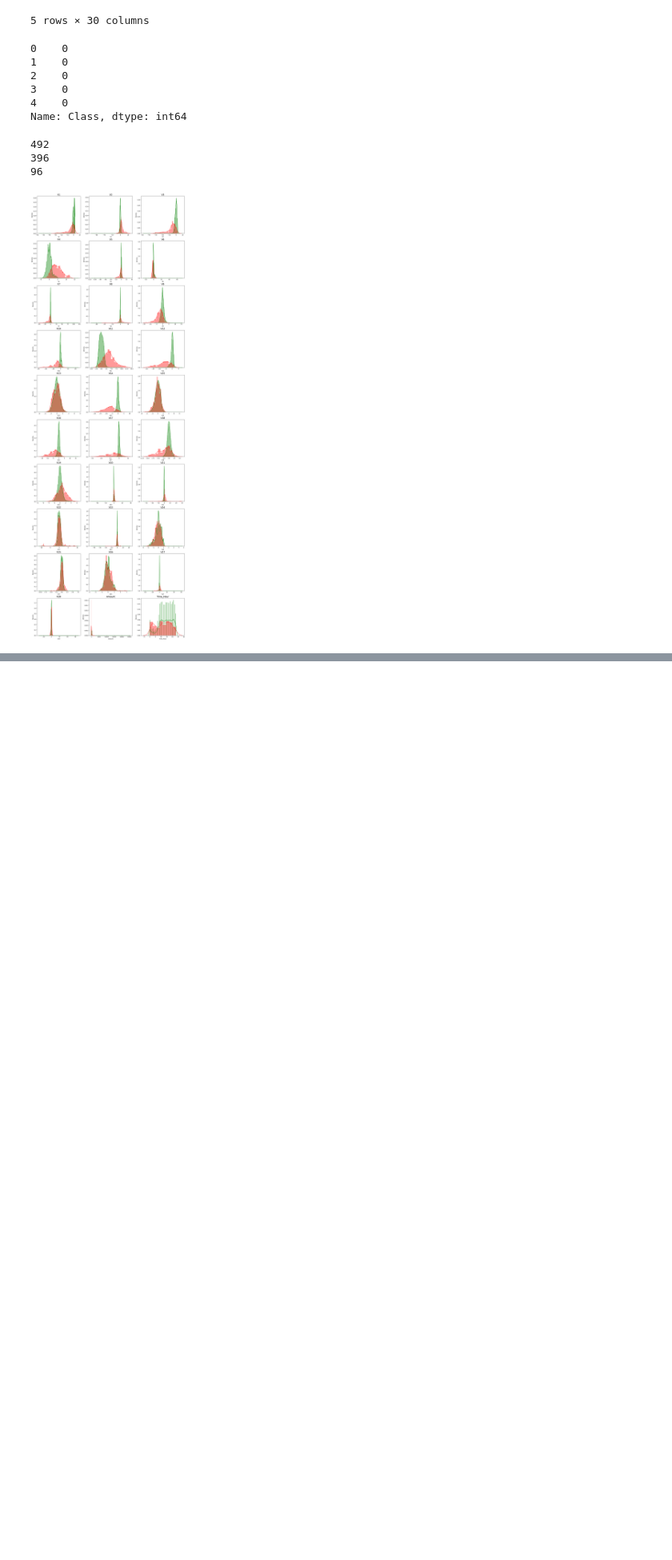
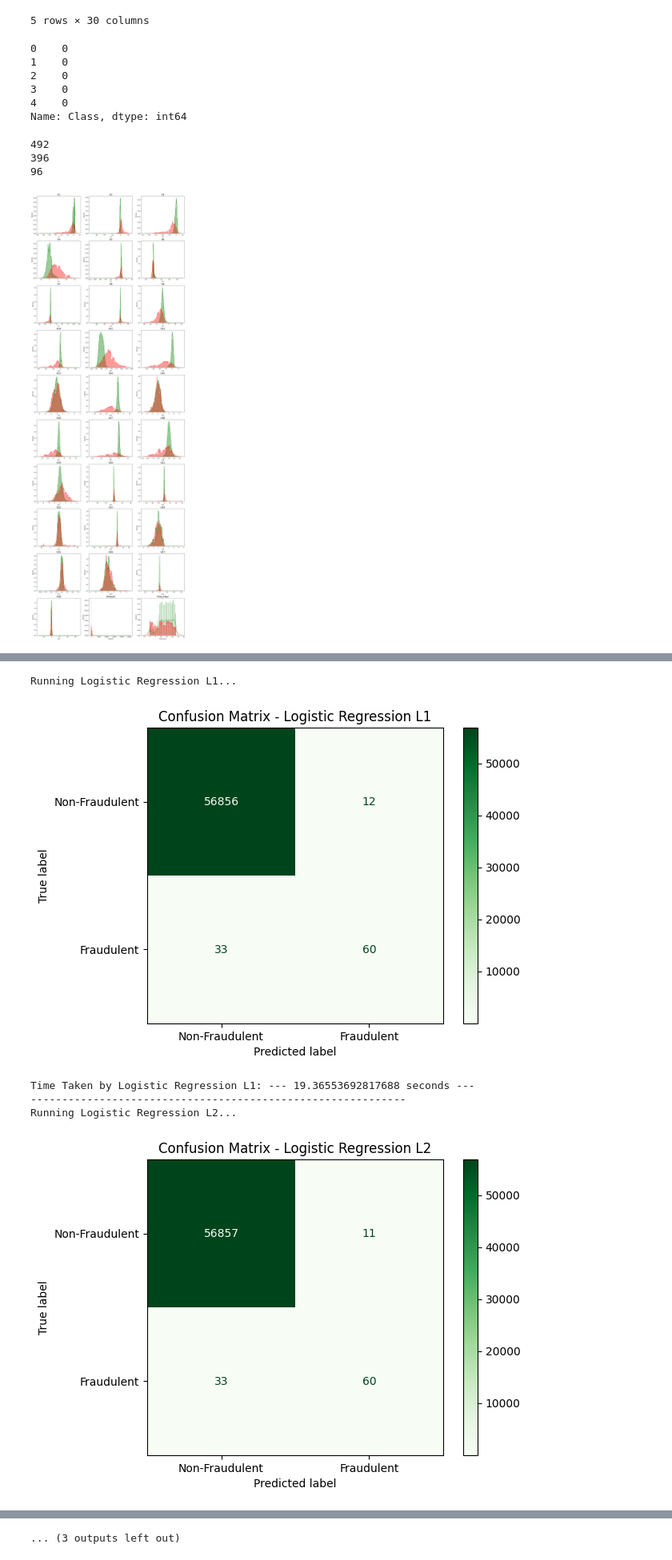
Before and after one commit to Aaratiii/CODSOFT-Credit_Card_Fraud_Detection, a Jupyter notebook: CreditCardFraudDetection.ipynb, the cells around one changed output, grey strips where cells are left out. Shown at 80% size. Cells and saved outputs as stored; diff of their text form; code cells hidden in the pictures; blank space fills up the shorter version.

```diff
--- a/CreditCardFraudDetection.ipynb
+++ b/CreditCardFraudDetection.ipynb
@@ -788,0 +1090,78 @@ TRAIN: [     1      2      3 ... 284803 284804 284805] TEST: [     0      5
+# %%
+import pandas as pd
+import numpy as np
+import matplotlib.pyplot as plt
+from sklearn.metrics import ConfusionMatrixDisplay, confusion_matrix
+from sklearn.neighbors import KNeighborsClassifier
+from sklearn.linear_model import LogisticRegression
+from sklearn.tree import DecisionTreeClassifier
+from sklearn.ensemble import RandomForestClassifier
+import xgboost as xgb
+from sklearn.svm import SVC
+from sklearn.metrics import roc_auc_score
+import time
+
+# Initialize df_Results if not already a DataFrame
+if 'df_Results' not in locals() or not isinstance(df_Results, pd.DataFrame):
+    df_Results = pd.DataFrame(columns=["Methodology", "Model", "Accuracy", "ROC Value"])
+
+# Function to plot and display the confusion matrix
+def plot_confusion_matrix(y_test, y_pred, model_name):
+    cm = confusion_matrix(y_test, y_pred)
+    disp = ConfusionMatrixDisplay(confusion_matrix=cm, display_labels=['Non-Fraudulent', 'Fraudulent'])
+    disp.plot(cmap='Greens')
+    plt.title(f"Confusion Matrix - {model_name}")
+    plt.show()
+
+# General function to build and evaluate models with confusion matrix plotting
+def build_and_evaluate_model(model, model_name, df_Results, Methodology, X_train, y_train, X_test, y_test):
+    model.fit(X_train, y_train)
+    score = model.score(X_test, y_test)
+    y_pred = model.predict(X_test)
+    roc_value = roc_auc_score(y_test, model.predict_proba(X_test)[:, 1])
+
+    # Append results
+    new_data = pd.DataFrame({
+        'Methodology': [Methodology],
+        'Model': [model_name],
+        'Accuracy': [score],
+        'ROC Value': [roc_value]
+    })
+    df_Results = pd.concat([df_Results, new_data], ignore_index=True)
+
+    # Plot confusion matrix
+    plot_confusion_matrix(y_test, y_pred, model_name)
+
+    return df_Results
+
+# Models to evaluate
+models = [
+    (LogisticRegression(penalty='l1', solver='liblinear'), "Logistic Regression L1"),
+    (LogisticRegression(penalty='l2', solver='liblinear'), "Logistic Regression L2"),
+    (KNeighborsClassifier(n_neighbors=5, n_jobs=-1), "KNN"),
+    (DecisionTreeClassifier(criterion='gini'), "Decision Tree Gini"),
+    (DecisionTreeClassifier(criterion='entropy'), "Decision Tree Entropy"),
+    (RandomForestClassifier(n_jobs=-1), "Random Forest"),
+    (xgb.XGBClassifier(use_label_encoder=False, eval_metric='logloss'), "XGBoost"),
+    (SVC(kernel='sigmoid', probability=True), "SVM Sigmoid")
+]
+
+# Evaluate each model
+for model, model_name in models:
+    print(f"Running {model_name}...")
+    start_time = time.time()
+    df_Results = build_and_evaluate_model(model, model_name, df_Results, "RepeatedKFold Cross Validation", X_train_cv, y_train_cv, X_test_cv, y_test_cv)
+    print(f"Time Taken by {model_name}: --- {time.time() - start_time} seconds ---")
+    print('-' * 60)
+
+# Display final results
+df_Results.reset_index(drop=True, inplace=True)
+print("Final Results:")
+print(df_Results)
+# %% [output]
+Running Logistic Regression L1...
+[figure, added]
+Time Taken by Logistic Regression L1: --- 19.36553692817688 seconds ---
+------------------------------------------------------------
+Running Logistic Regression L2...
+[figure, added]
@@ -788,0 +1184 @@ TRAIN: [     1      2      3 ... 284803 284804 284805] TEST: [     0      5
+... (3 outputs left out)
```
Also changed, not shown: parts of 7 cells of this notebook.
